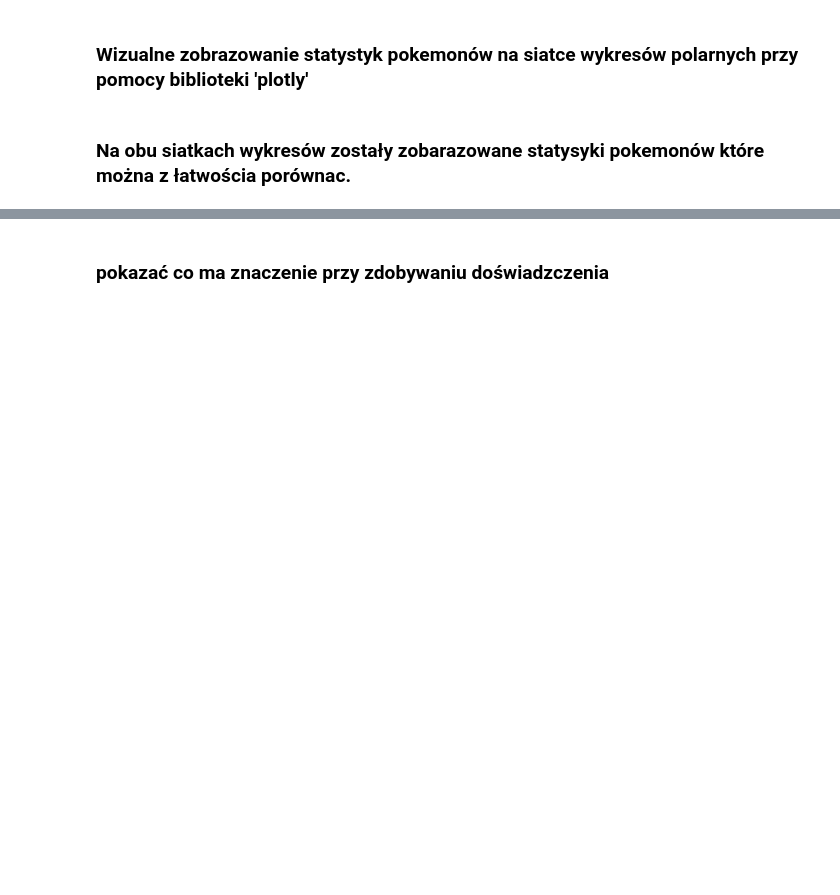
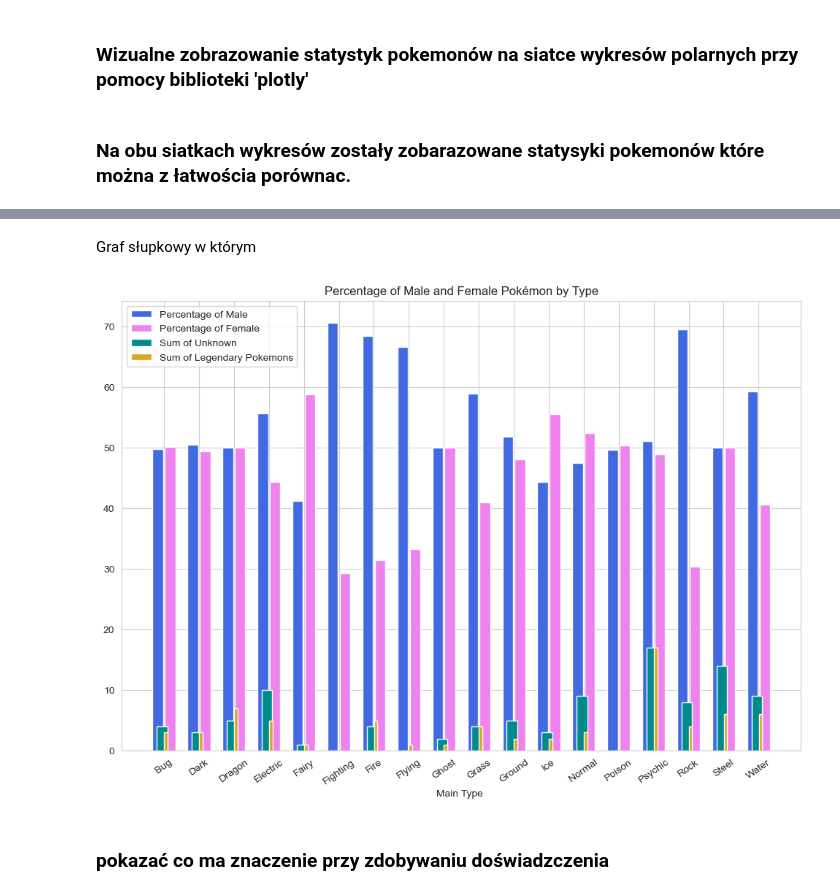
Before and after one commit to Kajmasz/Analiza-Pokemon-w-Python, a Jupyter notebook: Analiza Pokemonów.ipynb, the cells around one changed output, grey strips where cells are left out. Saved outputs shown, nothing was run; the diff lists cells and outputs as text; code cells hidden in the pictures; blank space fills up the shorter version.

```diff
--- a/Analiza Pokemonów.ipynb
+++ b/Analiza Pokemonów.ipynb
@@ -783,0 +797,4 @@ fig.update_layout(
+# %%
+PokemonDB_perc_male = PokemonDB.loc[:,['type1','type2','is_legendary','percentage_male']]
+PokemonDB_perc_male['percentage_female'] = 100 - PokemonDB_perc_male['percentage_male']
+PokemonDB_perc_male.describe()
@@ -783,0 +813,9 @@ fig.update_layout(
+# %%
+# Group by type1 and calculate the mean percentages and count of NaNs
+grouped_PokemonDB_perc_male = PokemonDB_perc_male.groupby('type1').agg(
+    percentage_male=('percentage_male', 'mean'),
+    percentage_female=('percentage_female', 'mean'),
+    nans_percentage=('percentage_male', lambda x: x.isna().sum()),
+    is_legendary=('is_legendary', 'sum')
+).reset_index()
+grouped_PokemonDB_perc_male.head()
@@ -784,2 +829,34 @@ fig.update_layout(
+# %% [markdown]
+Graf słupkowy w którym
+# %%
+
+# Group by the combined type and calculate the mean percentage_male and percentage_female
+grouped = grouped_PokemonDB_perc_male.groupby('type1')[['percentage_male', 'percentage_female','nans_percentage','is_legendary']].mean().reset_index()
+
+# Plot the bar chart
+fig, ax = plt.subplots(figsize=(12, 8))
+width = 0.35  # width of the bars
+
+# Bar positions
+x = range(len(grouped))
+
+# Plot bars
+ax.bar(x, grouped['percentage_male'], width=0.3, label='Percentage of Male',color='royalblue')
+ax.bar([p + width for p in x], grouped['percentage_female'], width=0.3, label='Percentage of Female',color='violet')
+ax.bar([p + 0.35 * width for p in x], grouped['nans_percentage'], width=0.3, label='Sum of Unknown',color='darkcyan')
+ax.bar([p + 0.65 * width for p in x], grouped['is_legendary'], width=0.1, label='Sum of Legendary Pokemons',color='goldenrod')
+
+
+# Add labels, title, and legend
+ax.set_xlabel('Main Type ')
+ax.set_ylabel('')
+ax.set_title('Percentage of Male and Female Pokémon by Type')
+ax.set_xticks([p + width / 2 for p in x])
+ax.set_xticklabels(grouped['type1'], rotation=35)
+ax.legend()
+
+plt.show()
+# %% [output]
+[figure, added]
 # %% [markdown]
 ### pokazać co ma znaczenie przy zdobywaniu doświadzczenia
```
Also changed, not shown: parts of 24 cells of this notebook, 3 other files.
